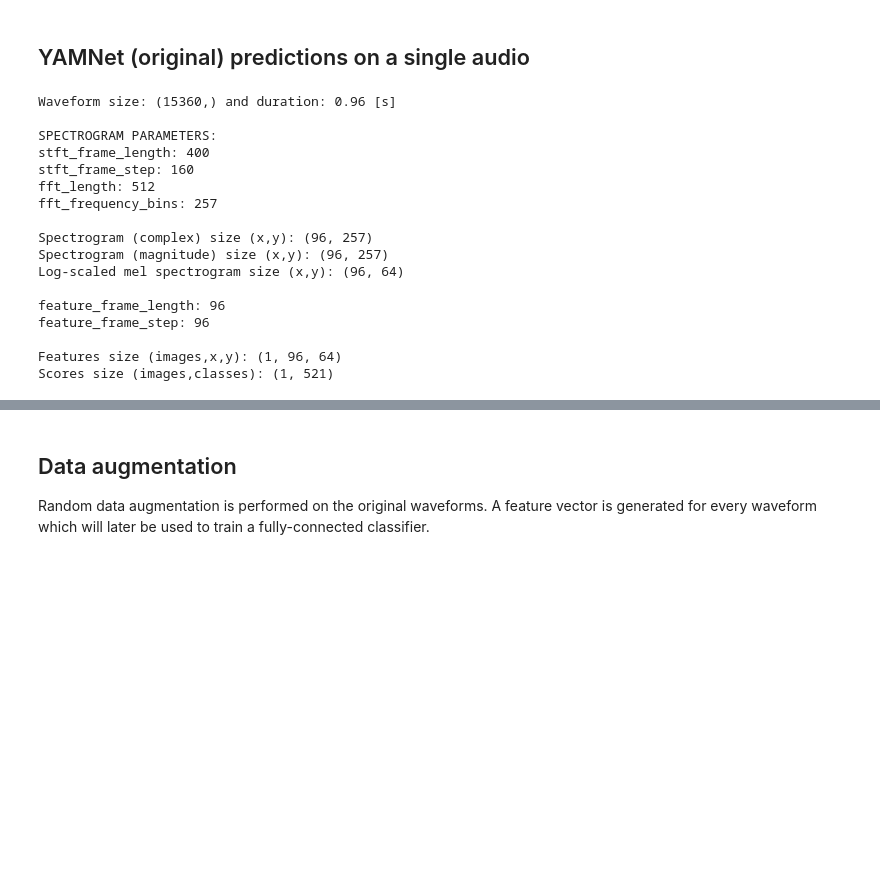
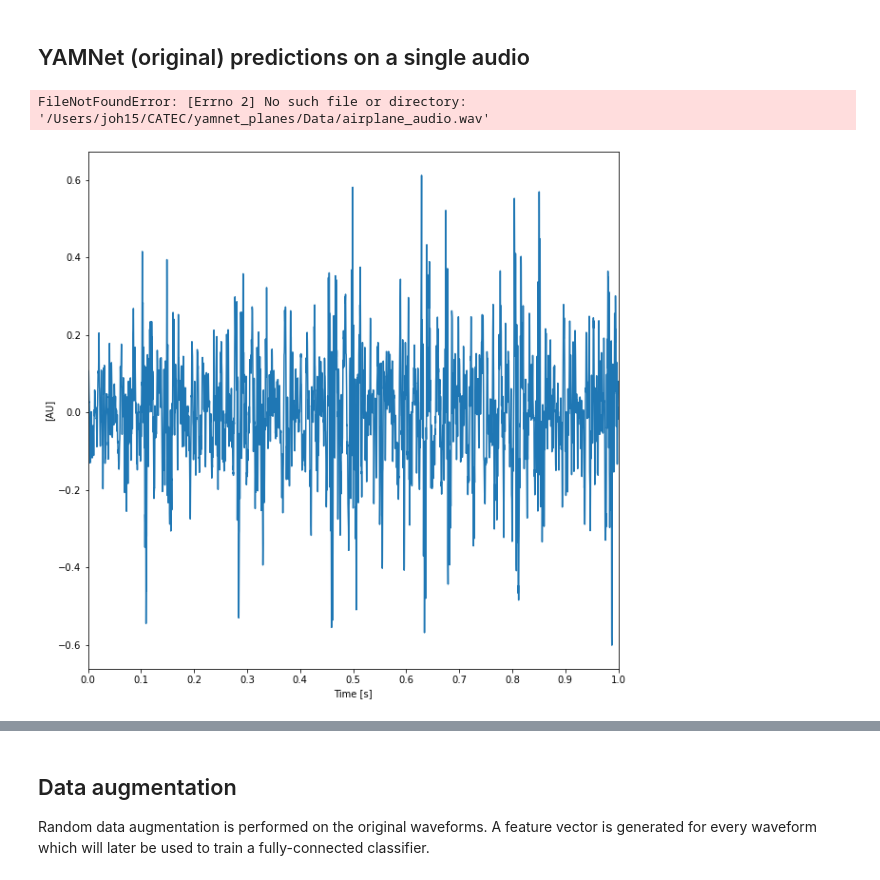
Before and after one commit to jmariscal-harana/yamnet_planes, a Jupyter notebook: yamnet_planes_train.ipynb, the cells around one changed output, grey strips where cells are left out. Cells and saved outputs as stored; diff of their text form; code cells hidden in the pictures; blank space fills up the shorter version.

```diff
--- a/yamnet_planes_train.ipynb
+++ b/yamnet_planes_train.ipynb
@@ -72,10 +72,10 @@ yamnet_vis.load_weights(path_model+'yamnet.h5')
 # %%
 # Understand impact of parameters on input image and visualise
 # Load waveform
-file_name = "/home/anakin/Datasets/airplanes_v0/training_data/plane/track_04_0000_norm.wav"
+file_name = path_root+"yamnet_planes/Data/airplane_audio.wav"
 waveform = read_wav(file_name, DESIRED_SR, use_rosa=True)
-DESIRED_DURATION = 0.96 #[s]
-waveform = waveform[0:round(DESIRED_DURATION*DESIRED_SR)] #the last data point does not need to be included in the STFT
+DESIRED_DURATION = 1 #[s]
+waveform = waveform[2000:round(DESIRED_DURATION*DESIRED_SR)+2000] #the last data point does not need to be included in the STFT
 
 print('Waveform size:', waveform.shape, 'and duration:', waveform.shape[0]/DESIRED_SR, '[s]\n')
 
@@ -100,20 +100,4 @@ scores, _, _ = yamnet_vis.predict(np.reshape(waveform, [1, -1]), steps=1)
 print('Features size (images,x,y):',features_img.shape)
 print('Scores size (images,classes):',scores.shape)
 # %% [output]
-Waveform size: (15360,) and duration: 0.96 [s]
-
-SPECTROGRAM PARAMETERS:
-stft_frame_length: 400
-stft_frame_step: 160
-fft_length: 512
-fft_frequency_bins: 257
-
-Spectrogram (complex) size (x,y): (96, 257)
-Spectrogram (magnitude) size (x,y): (96, 257)
-Log-scaled mel spectrogram size (x,y): (96, 64)
-
-feature_frame_length: 96
-feature_frame_step: 96
-
-Features size (images,x,y): (1, 96, 64)
-Scores size (images,classes): (1, 521)
+FileNotFoundError: [Errno 2] No such file or directory: '/Users/joh15/CATEC/yamnet_planes/Data/airplane_audio.wav'
@@ -122,0 +104,23 @@ play_audio(file_tmp,DESIRED_SR,waveform)
+# %%
+# Visualize the results
+plt.figure(figsize=(10, 10))
+
+waveform_plot = waveform[0:5000]
+
+# Plot the waveform
+plt.plot(waveform_plot)
+plt.xlim([0, len(waveform_plot)])
+plt.xlabel('Sample index')
+plt.ylabel('[AU]')
+
+duration = 1
+xlim_values = np.array([0, 5000])
+xtick_values = np.arange(0, 5001, 500)
+xtick_labels = np.arange(0, 11)/10
+plt.xlim(xlim_values)
+plt.xticks(xtick_values, xtick_labels)
+plt.xlabel('Time [s]')
+
+plt.show()
+# %% [output]
+[figure, added]
```
Also changed, not shown: parts of 12 cells of this notebook.
